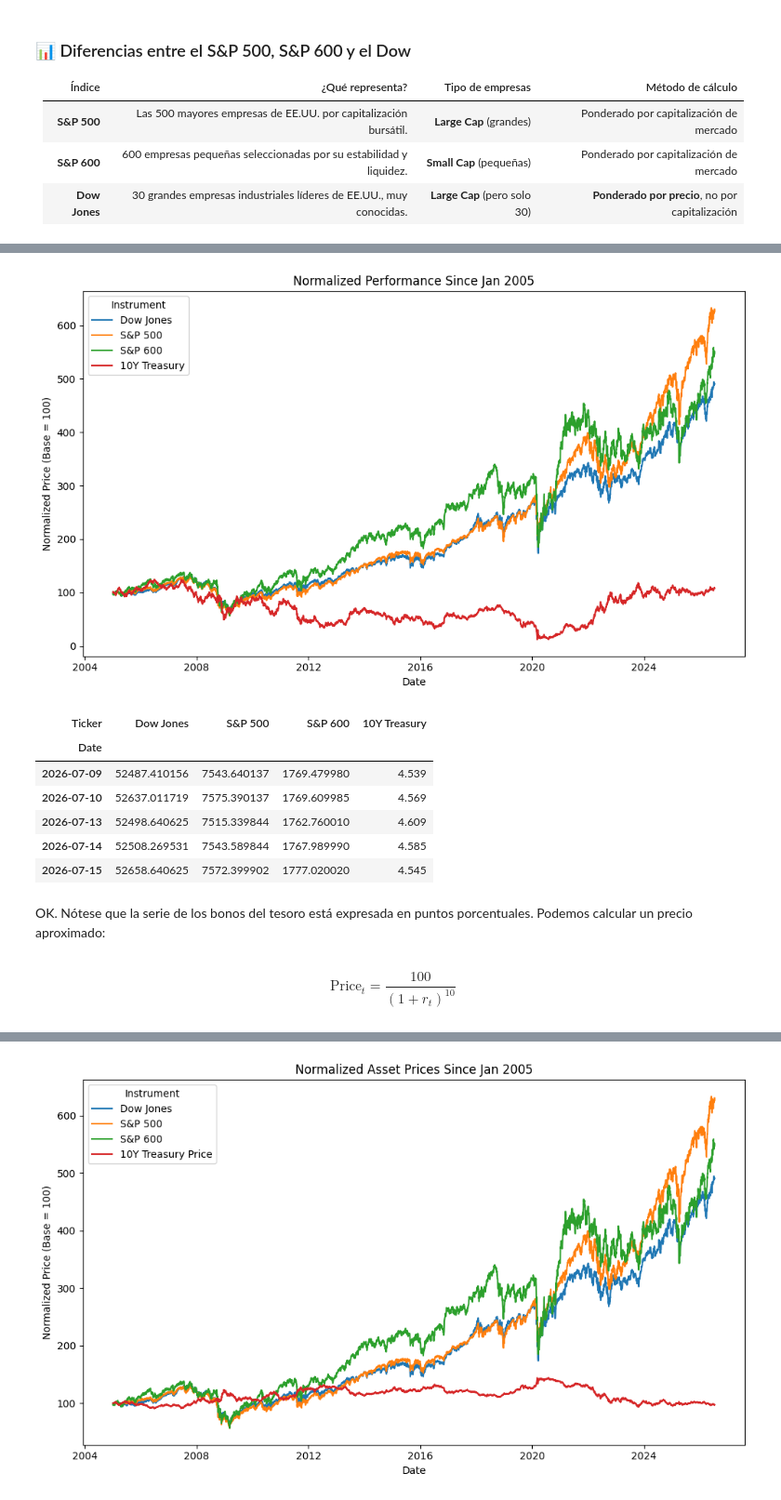
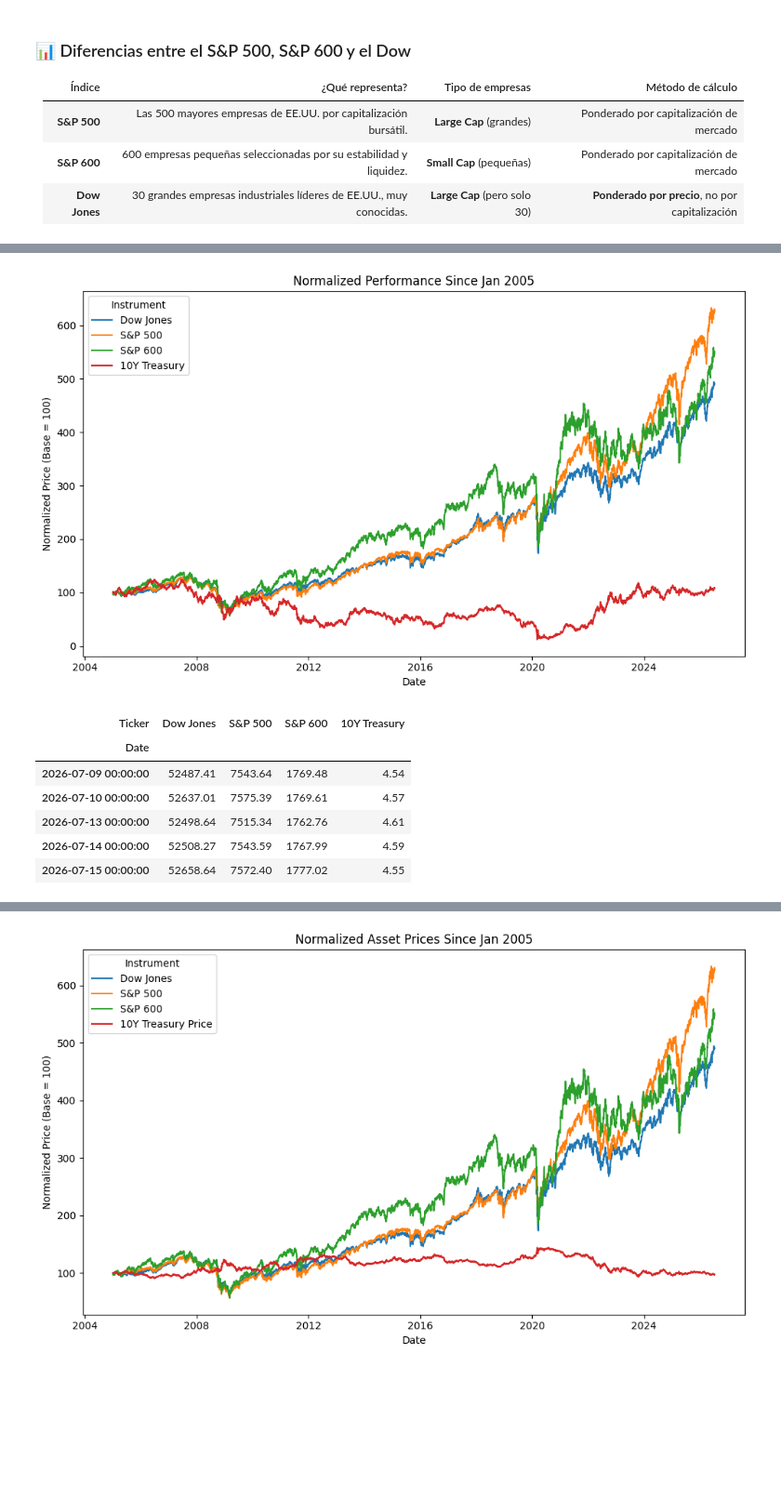
Before and after one commit to fdiaz1968/Finance-MBA, a Jupyter notebook: docs/clases/1_Riesgo_Retorno_Py.ipynb, the cells around one changed output, grey strips where cells are left out. Shown at 93% size. Saved outputs shown, nothing was run; the diff lists cells and outputs as text; code cells hidden in the pictures; blank space fills up the shorter version.

```diff
--- a/docs/clases/1_Riesgo_Retorno_Py.ipynb
+++ b/docs/clases/1_Riesgo_Retorno_Py.ipynb
@@ -99,42 +515,36 @@ Tanto el S&P 500, el S&P 600 como el Dow Jones Industrial Average (DJIA o "el Do
 tickers = ["^GSPC", "^DJI", "^SP600", "^TNX"]
 labels = {
     "^GSPC": "S&P 500",
     "^DJI": "Dow Jones",
     "^SP600": "S&P 600",
     "^TNX": "10Y Treasury",
 }
 
 start_date = pd.Timestamp("2005-01-01")
 end_date = pd.Timestamp(date.today())
 
 market_data = yf.download(tickers, start=start_date, end=end_date, progress=False)["Close"]
 market_data = market_data.rename(columns=labels)
 
 normalized_data = market_data.div(market_data.bfill().iloc[0]) * 100
 
 fig, ax = plt.subplots(figsize=(10, 6))
 for col in normalized_data.columns:
     ax.plot(normalized_data.index, normalized_data[col], linewidth=1.5, label=col)
 ax.set_title("Normalized Performance Since Jan 2005")
 ax.set_xlabel("Date")
 ax.set_ylabel("Normalized Price (Base = 100)")
 ax.legend(title="Instrument")
 plt.tight_layout()
 plt.show()
 
-market_data.tail()
+market_data.tail().style.format("{:.2f}")
 # %% [output]
 [figure]
 | Ticker | Dow Jones | S&P 500 | S&P 600 | 10Y Treasury |
 | Date |  |  |  |  |
-| 2026-07-09 | 52487.410156 | 7543.640137 | 1769.479980 | 4.539 |
-| 2026-07-10 | 52637.011719 | 7575.390137 | 1769.609985 | 4.569 |
-| 2026-07-13 | 52498.640625 | 7515.339844 | 1762.760010 | 4.609 |
-| 2026-07-14 | 52508.269531 | 7543.589844 | 1767.989990 | 4.585 |
-| 2026-07-15 | 52658.640625 | 7572.399902 | 1777.020020 | 4.545 |
+| 2026-07-09 00:00:00 | 52487.41 | 7543.64 | 1769.48 | 4.54 |
+| 2026-07-10 00:00:00 | 52637.01 | 7575.39 | 1769.61 | 4.57 |
+| 2026-07-13 00:00:00 | 52498.64 | 7515.34 | 1762.76 | 4.61 |
+| 2026-07-14 00:00:00 | 52508.27 | 7543.59 | 1767.99 | 4.59 |
+| 2026-07-15 00:00:00 | 52658.64 | 7572.40 | 1777.02 | 4.55 |
-# %% [markdown]
-OK. Nótese que la serie de los bonos del tesoro está expresada en puntos porcentuales. Podemos calcular un precio aproximado:
-# %% [markdown]
-$$
-\text{Price}_t = \frac{100}{(1 + r_t)^{10}}
-$$
```
Also changed, not shown: parts of 41 cells of this notebook.
